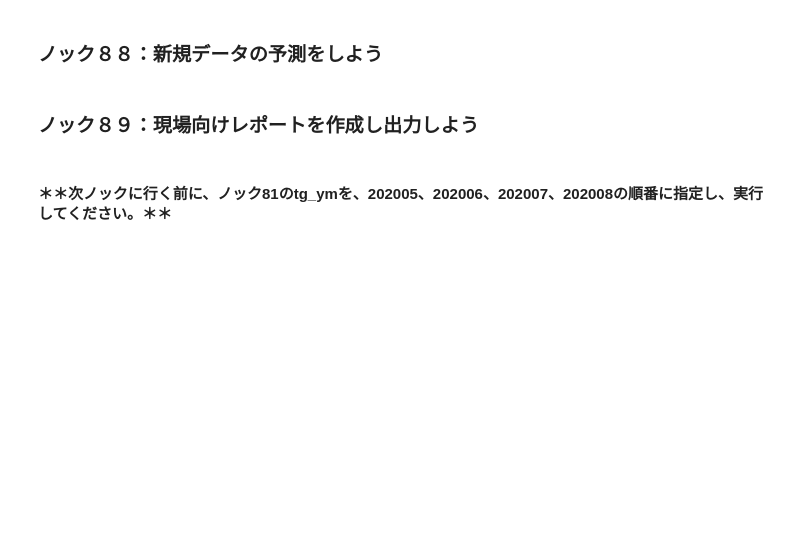
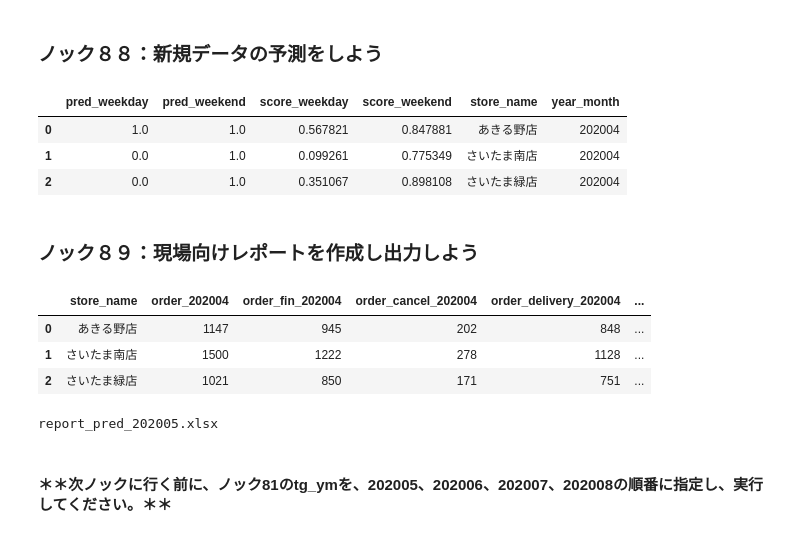
Before and after one commit to HayateSato/Pra, a Jupyter notebook: 9章_小規模機械学習システムを作成する１０本ノック.ipynb, the cells around one changed output. Saved outputs shown, nothing was run; the diff lists cells and outputs as text; code cells hidden in the pictures; blank space fills up the shorter version.

Commit message:
Making prediction for 202004

```diff
--- a/9章_小規模機械学習システムを作成する１０本ノック.ipynb
+++ b/9章_小規模機械学習システムを作成する１０本ノック.ipynb
@@ -214,2 +370,26 @@ ml_base_data.to_csv(os.path.join(ml_base_dir, ml_base_file), index=False)
 # %% [markdown]
 ### ノック８７：新規データ予測に向けた下準備をしよう
+# %%
+category_data = pd.get_dummies(store_data['store_name'], prefix='store' ,prefix_sep='_')
+del category_data['store_麻生店']
+store_data = pd.concat([store_data, category_data],axis=1)
+
+X_cols_name = 'X_cols.csv'
+X_cols = pd.read_csv(os.path.join(model_dir, X_cols_name))
+X_cols = X_cols['X_cols']
+
+X = store_data[X_cols].copy() ### the latest data of 202004 and using only the cols used for AI model
+# %%
+!pip install -U scikit-learn==1.2.2
+
+model_weekday_name = 'model_y_weekday_GradientBoosting.pickle'
+model_weekend_name = 'model_y_weekend_GradientBoosting.pickle'
+
+model_weekday_path = os.path.join(model_dir, model_weekday_name)
+model_weekend_path = os.path.join(model_dir, model_weekend_name)
+
+with open(model_weekday_path, mode='rb') as f:
+    model_weekday = pickle.load(f)
+
+with open(model_weekend_path, mode='rb') as f:
+    model_weekend = pickle.load(f)
@@ -216,7 +402,60 @@ ml_base_data.to_csv(os.path.join(ml_base_dir, ml_base_file), index=False)
 # %% [markdown]
 ### ノック８８：新規データの予測をしよう
+# %%
+pred_weekday = model_weekday.predict(X)
+pred_weekend = model_weekend.predict(X)
+pred_proba_weekday = model_weekday.predict_proba(X)[:,1]
+pred_proba_weekend = model_weekend.predict_proba(X)[:,1]
+pred = pd.DataFrame({'pred_weekday':pred_weekday, 'pred_weekend':pred_weekend,
+                     'score_weekday':pred_proba_weekday, 'score_weekend':pred_proba_weekend})
+pred.loc[:,'store_name'] = store_data['store_name']
+pred.loc[:,'year_month'] = tg_ym
+pred.head(3)
+# %% [output]
+|  | pred_weekday | pred_weekend | score_weekday | score_weekend | store_name | year_month |
+| 0 | 1.0 | 1.0 | 0.567821 | 0.847881 | あきる野店 | 202004 |
+| 1 | 0.0 | 1.0 | 0.099261 | 0.775349 | さいたま南店 | 202004 |
+| 2 | 0.0 | 1.0 | 0.351067 | 0.898108 | さいたま緑店 | 202004 |
 # %% [markdown]
 ### ノック８９：現場向けレポートを作成し出力しよう
+# %%
+target_cols = ['store_name', 'order', 'order_fin', 'order_cancel', 'order_delivery',
+       'order_takeout', 'order_weekday', 'order_weekend', 'delta_avg']
+store_data = store_data[target_cols]
+actual_cols = ['store_name']
+rename_cols = [x + f'_{tg_ym}' for x in store_data.columns if x != 'store_name']
+actual_cols.extend(rename_cols)
+store_data.columns = actual_cols
+store_data.head(3)
+# %% [output]
+|  | store_name | order_202004 | order_fin_202004 | order_cancel_202004 | order_delivery_202004 | ... |
+| 0 | あきる野店 | 1147 | 945 | 202 | 848 | ... |
+| 1 | さいたま南店 | 1500 | 1222 | 278 | 1128 | ... |
+| 2 | さいたま緑店 | 1021 | 850 | 171 | 751 | ... |
+# %%
+pred.loc[pred['score_weekday'] >= 0.75,'オーダー予測 平日'] = '増加大'
+pred.loc[(pred['score_weekday'] < 0.75)&(pred['score_weekday'] >= 0.5),'オーダー予測 平日'] = '増加'
+pred.loc[(pred['score_weekday'] < 0.5)&(pred['score_weekday'] >= 0.25),'オーダー予測 平日'] = '減少'
+pred.loc[pred['score_weekday'] < 0.25,'オーダー予測 平日'] = '減少大'
+
+pred.loc[pred['score_weekend'] >= 0.75,'オーダー予測 休日'] = '増加大'
+pred.loc[(pred['score_weekend'] < 0.75)&(pred['score_weekend'] >= 0.5),'オーダー予測 休日'] = '増加'
+pred.loc[(pred['score_weekend'] < 0.5)&(pred['score_weekend'] >= 0.25),'オーダー予測 休日'] = '減少'
+pred.loc[pred['score_weekend'] < 0.25,'オーダー予測 休日'] = '減少大'
+
+report = pred[['store_name','オーダー予測 平日','オーダー予測 休日', 'score_weekday', 'score_weekend']]
+report = pd.merge(report, store_data , on='store_name', how='left')
+
+pred_ym = datetime.datetime.strptime(tg_ym, '%Y%m')
+from dateutil.relativedelta import relativedelta
+pred_ym = pred_ym + relativedelta(months=1)
+pred_ym = datetime.datetime.strftime(pred_ym, '%Y%m')
+
+report_name = f'report_pred_{pred_ym}.xlsx'
+print(report_name)
+report.to_excel(os.path.join(output_report_dir, report_name), index=False)
+# %% [output]
+report_pred_202005.xlsx
 # %% [markdown]
 #### ＊＊次ノックに行く前に、ノック81のtg_ymを、202005、202006、202007、202008の順番に指定し、実行してください。＊＊
 # %% [markdown]
```
Also changed, not shown: parts of 8 cells of this notebook.
